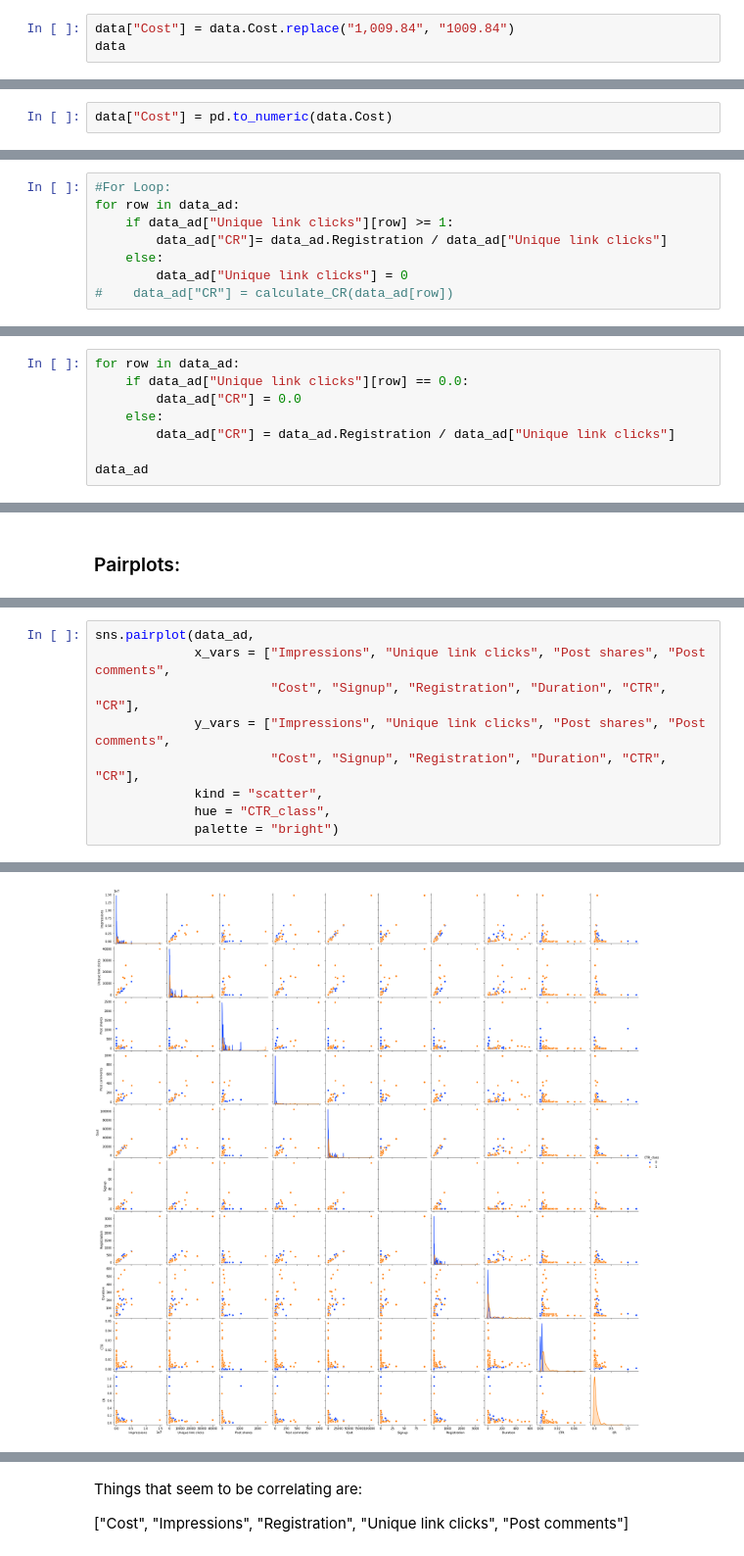
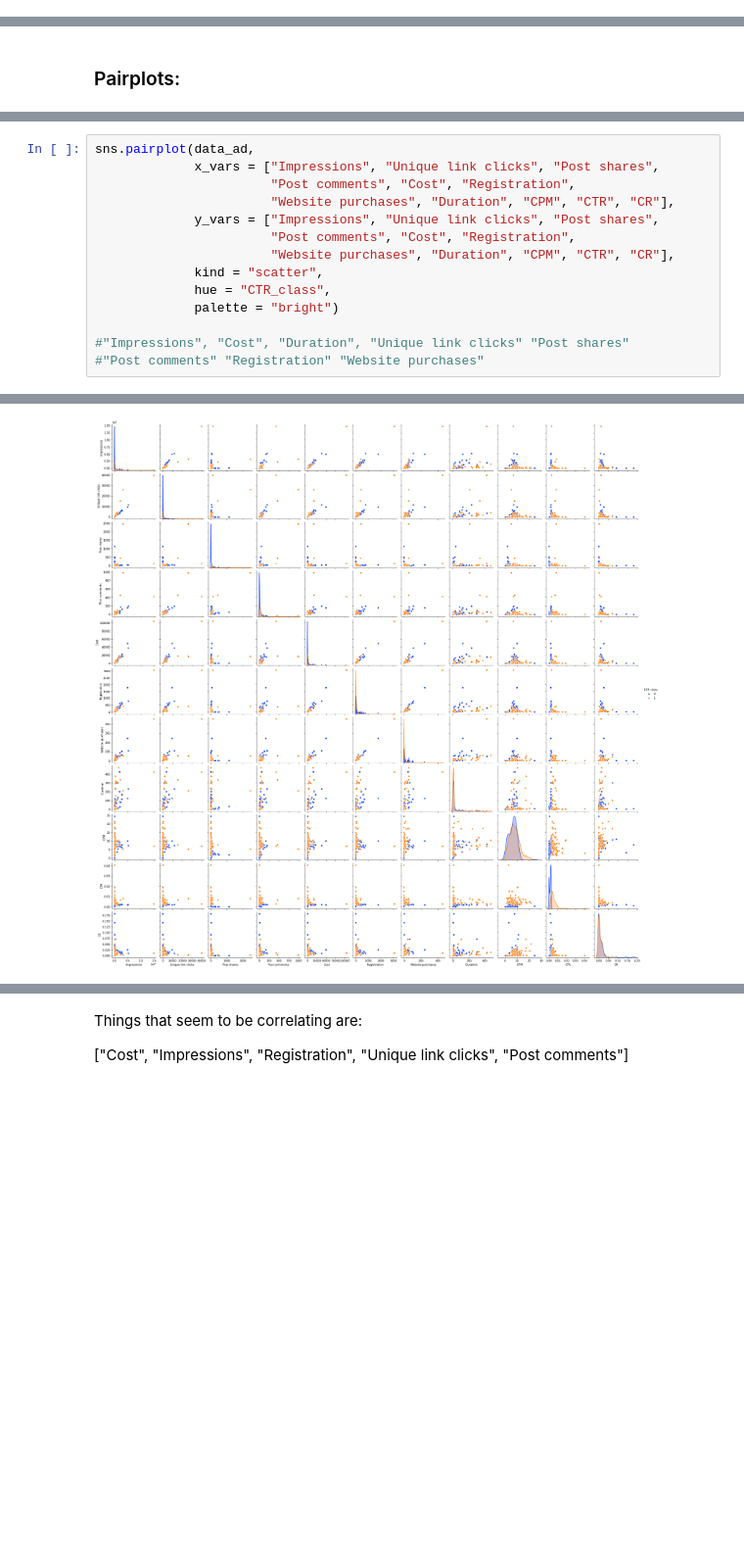
Before and after one commit to Lucas-LDN/Data_Curious_, a Jupyter notebook: First Project/Second analysis | New Data.ipynb, the cells around one changed output, grey strips where cells are left out. Shown at 98% size. Drawn from its saved outputs; the diff is of its cells as text; blank space fills up the shorter version.

```diff
--- a/First Project/Second analysis | New Data.ipynb
+++ b/First Project/Second analysis | New Data.ipynb
@@ -193,3 +121,0 @@ pandas.core.frame.DataFrame
-# %%
-data["Cost"] = data.Cost.replace("1,009.84", "1009.84")
-data
@@ -215,2 +121,0 @@ data
-# %%
-data["Cost"] = pd.to_numeric(data.Cost)
@@ -378,8 +207,0 @@ data_ad[(data_ad["Unique link clicks"] < 1) &
-# %%
-#For Loop:
-for row in data_ad:
-    if data_ad["Unique link clicks"][row] >= 1:
-        data_ad["CR"]= data_ad.Registration / data_ad["Unique link clicks"]
-    else:
-        data_ad["Unique link clicks"] = 0
-#    data_ad["CR"] = calculate_CR(data_ad[row])
@@ -398,8 +207,0 @@ data_ad["Unique link clicks"][1]
-# %%
-for row in data_ad:
-    if data_ad["Unique link clicks"][row] == 0.0:
-        data_ad["CR"] = 0.0
-    else:
-        data_ad["CR"] = data_ad.Registration / data_ad["Unique link clicks"]
-
-data_ad
@@ -868,13 +521,18 @@ CTR_class                                  object
 dtype: object
 # %%
 sns.pairplot(data_ad,
-             x_vars = ["Impressions", "Unique link clicks", "Post shares", "Post comments",
-                       "Cost", "Signup", "Registration", "Duration", "CTR", "CR"],
-             y_vars = ["Impressions", "Unique link clicks", "Post shares", "Post comments",
-                       "Cost", "Signup", "Registration", "Duration", "CTR", "CR"],
+             x_vars = ["Impressions", "Unique link clicks", "Post shares",
+                       "Post comments", "Cost", "Registration",
+                       "Website purchases", "Duration", "CPM", "CTR", "CR"],
+             y_vars = ["Impressions", "Unique link clicks", "Post shares",
+                       "Post comments", "Cost", "Registration",
+                       "Website purchases", "Duration", "CPM", "CTR", "CR"],
              kind = "scatter",
              hue = "CTR_class",
              palette = "bright")
+
+#"Impressions", "Cost", "Duration", "Unique link clicks" "Post shares"
+#"Post comments" "Registration" "Website purchases"
 # %% [output]
 <seaborn.axisgrid.PairGrid at 0x...>
-[figure, old version]
+[figure, new version]
```
Also changed, not shown: parts of 73 cells of this notebook.
